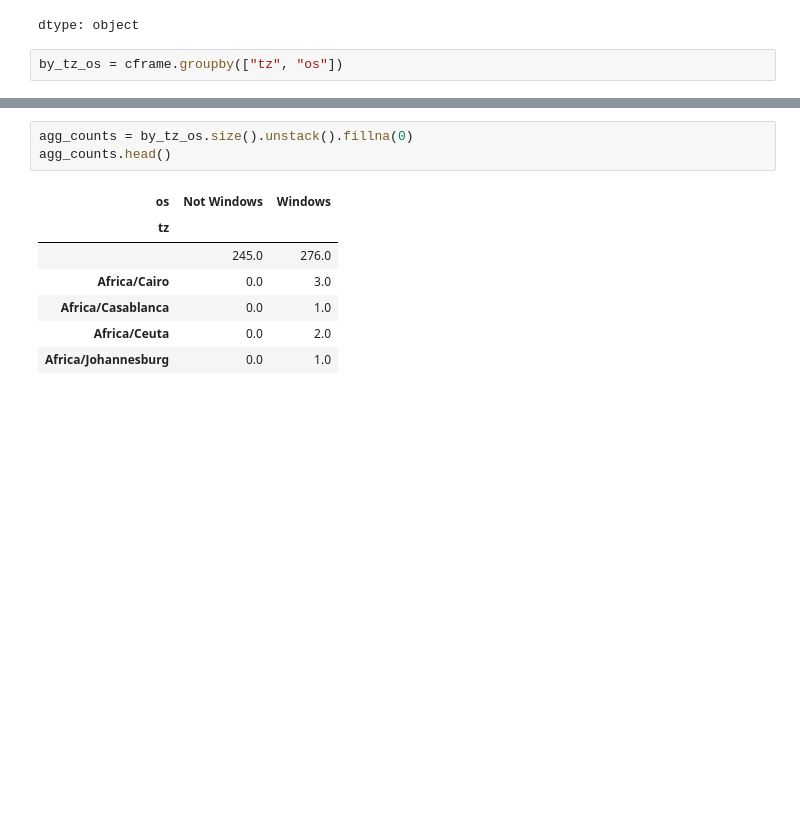
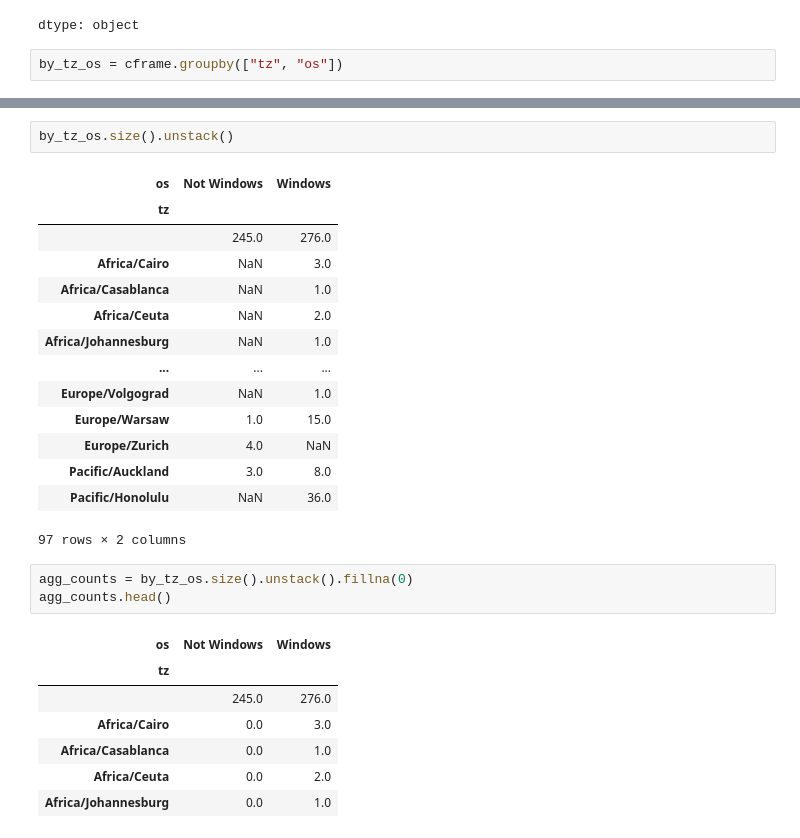
Before and after one commit to ancestor9/2026_Fall_Application-Deployment, a Jupyter notebook: 20261106/ch13_1_Bitly_Data_from_1_USA_gov.ipynb, the cells around one changed output, grey strips where cells are left out. Drawn from its saved outputs; the diff is of its cells as text; blank space fills up the shorter version.

```diff
--- a/20261106/ch13_1_Bitly_Data_from_1_USA_gov.ipynb
+++ b/20261106/ch13_1_Bitly_Data_from_1_USA_gov.ipynb
@@ -474,3 +533,20 @@ by_tz_os = cframe.groupby(["tz", "os"])
+# %%
+by_tz_os.size().unstack()
+# %% [output]
+| os | Not Windows | Windows |
+| tz |  |  |
+|  | 245.0 | 276.0 |
+| Africa/Cairo | NaN | 3.0 |
+| Africa/Casablanca | NaN | 1.0 |
+| Africa/Ceuta | NaN | 2.0 |
+| Africa/Johannesburg | NaN | 1.0 |
+| ... | ... | ... |
+| Europe/Volgograd | NaN | 1.0 |
+| Europe/Warsaw | 1.0 | 15.0 |
+| Europe/Zurich | 4.0 | NaN |
+| Pacific/Auckland | 3.0 | 8.0 |
+| Pacific/Honolulu | NaN | 36.0 |
+97 rows × 2 columns
 # %%
 agg_counts = by_tz_os.size().unstack().fillna(0)
 agg_counts.head()
```
Also changed, not shown: parts of 44 cells of this notebook.
